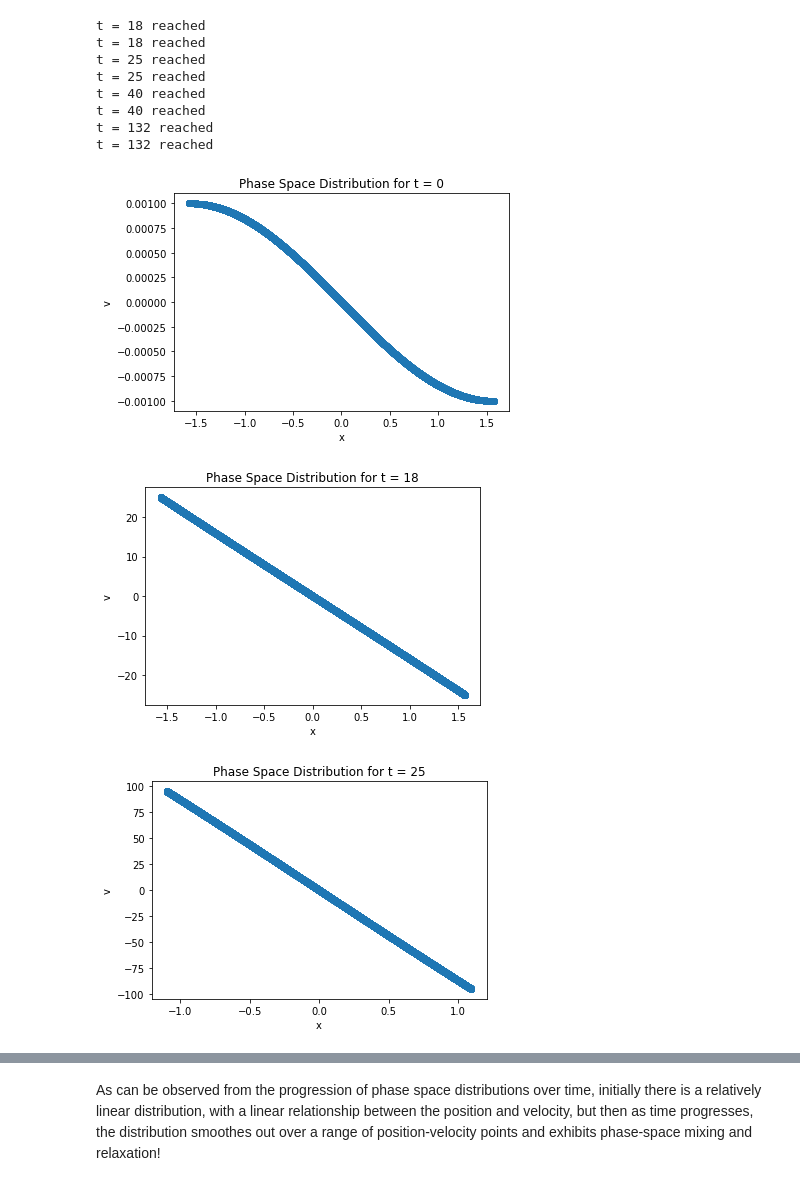
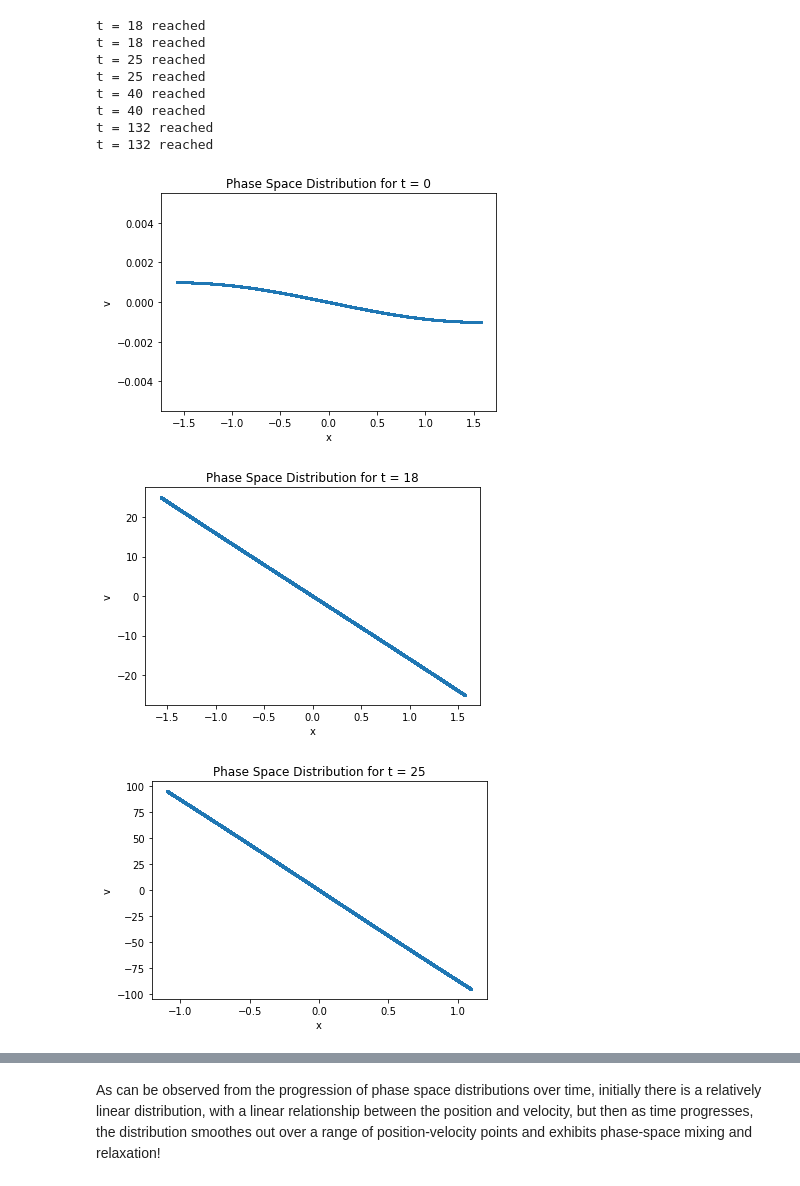
Before and after one commit to emaadparacha/Galactic-Dynamics, a Jupyter notebook: Assignment 3/AST1420 - Assignment 3.ipynb, the cells around one changed output, grey strips where cells are left out. Cells and saved outputs as stored; diff of their text form; code cells hidden in the pictures.

```diff
--- a/Assignment 3/AST1420 - Assignment 3.ipynb
+++ b/Assignment 3/AST1420 - Assignment 3.ipynb
@@ -298,27 +295,27 @@ t = 40 reached
 t = 132 reached
 t = 132 reached
 # %%
-plt.scatter(x0,v0)
+plt.scatter(x0,v0,s=3)
 plt.xlabel("x")
 plt.ylabel("v")
 plt.title("Phase Space Distribution for t = 0")
 plt.show()
 # %% [output]
-[figure, old version]
+[figure, new version]
 # %%
-plt.scatter(x18,v18)
+plt.scatter(x18,v18,s=3)
 plt.xlabel("x")
 plt.ylabel("v")
 plt.title("Phase Space Distribution for t = 18")
 plt.show()
 # %% [output]
-[figure, old version]
+[figure, new version]
 # %%
-plt.scatter(x25,v25)
+plt.scatter(x25,v25,s=3)
 plt.xlabel("x")
 plt.ylabel("v")
 plt.title("Phase Space Distribution for t = 25")
 plt.show()
 # %% [output]
-[figure, old version]
+[figure, new version]
 # %%
```
Also changed, not shown: parts of 16 cells of this notebook.
